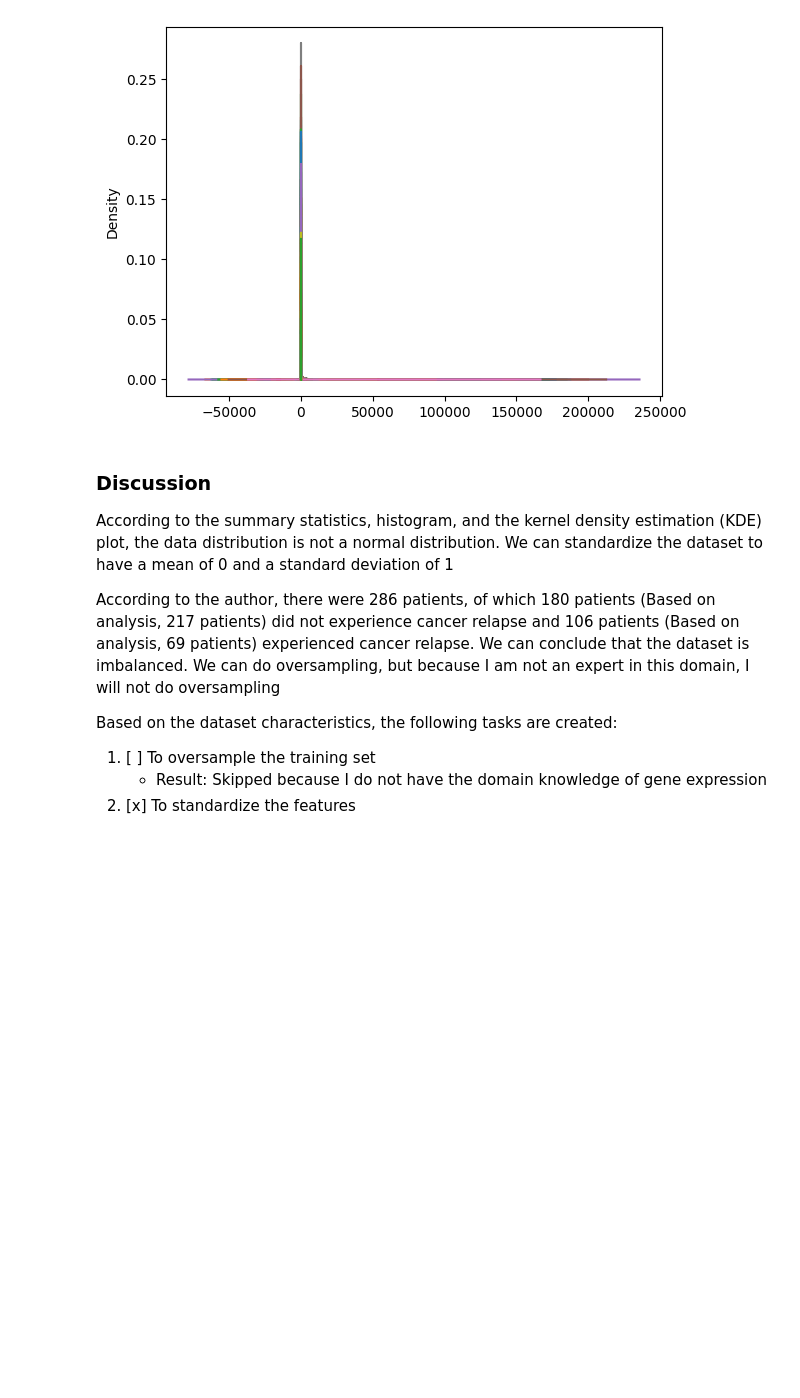
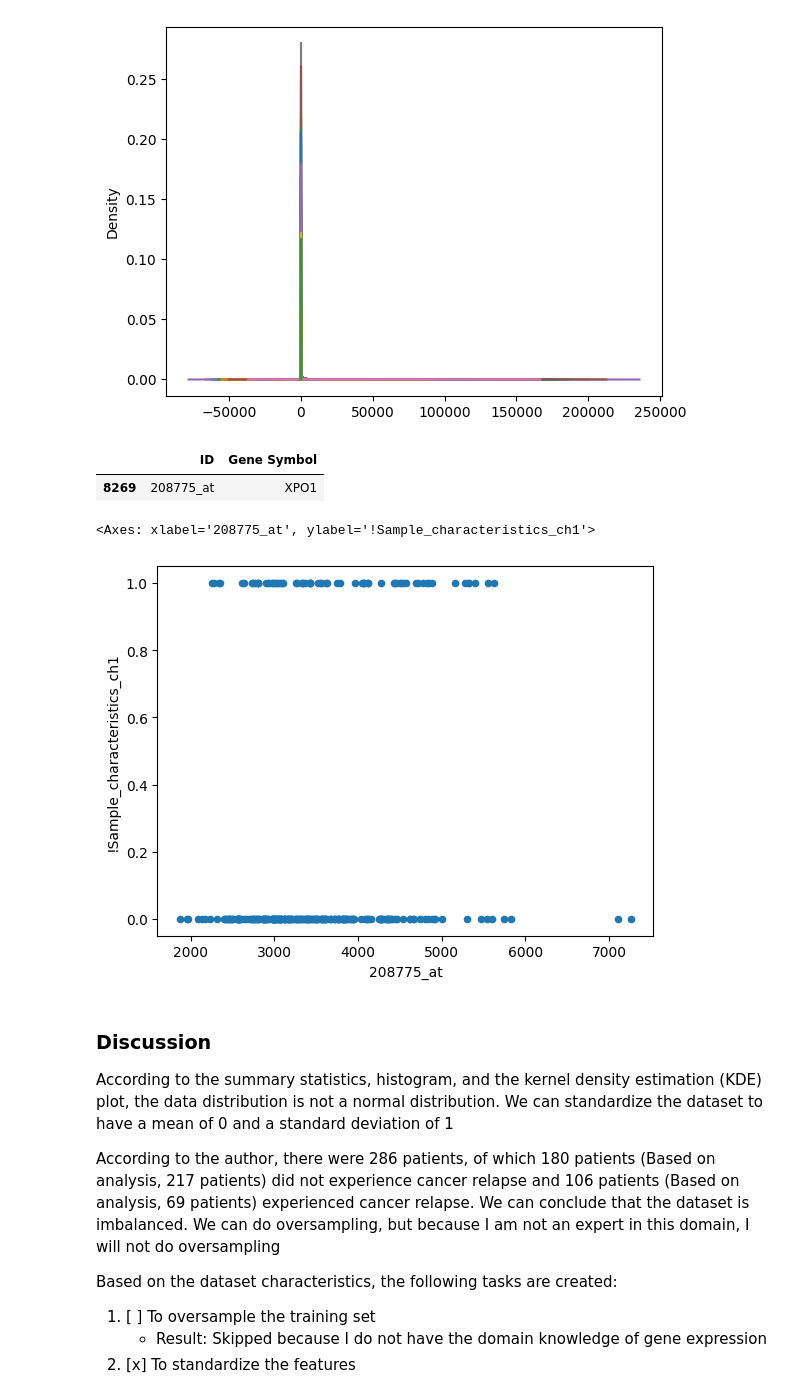
Before and after one commit to jasonrichdarmawan/npu-introduction-of-bioinformatics-data-visualization-logistic-regression, a Jupyter notebook: 01.ipynb, the cells around one changed output. Drawn from its saved outputs; the diff is of its cells as text; code cells hidden in the pictures; blank space fills up the shorter version.

```diff
--- a/01.ipynb
+++ b/01.ipynb
@@ -278,6 +285,18 @@ df_gse2034_data_transposed_target.drop(columns=["!Sample_characteristics_ch1"]).
 # %% [output]
 <Axes: ylabel='Density'>
 [figure]
+# %%
+# Get top 3 gene's probe ID according to the betweenness centrality method
+df_gpl96_data_filtered[df_gpl96_data_filtered["Gene Symbol"] == "XPO1"]
+# %% [output]
+|  | ID | Gene Symbol |
+| 8269 | 208775_at | XPO1 |
+# %%
+# Plot the gene against the target
+df_gse2034_data_transposed_target.plot.scatter(x="208775_at", y="!Sample_characteristics_ch1")
+# %% [output]
+<Axes: xlabel='208775_at', ylabel='!Sample_characteristics_ch1'>
+[figure, added]
 # %% [markdown]
 ### Discussion
 
```
Also changed, not shown: parts of 3 cells of this notebook.
